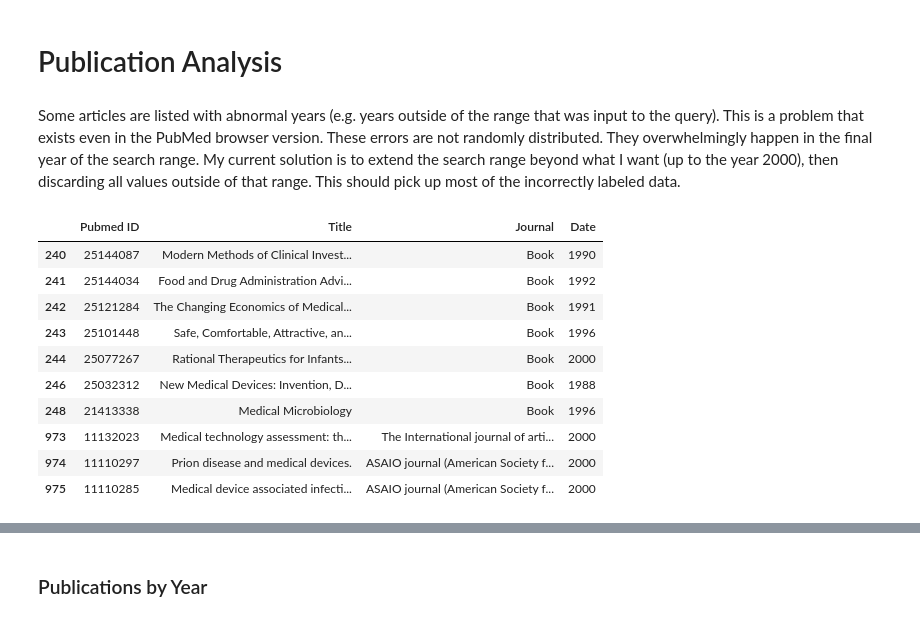
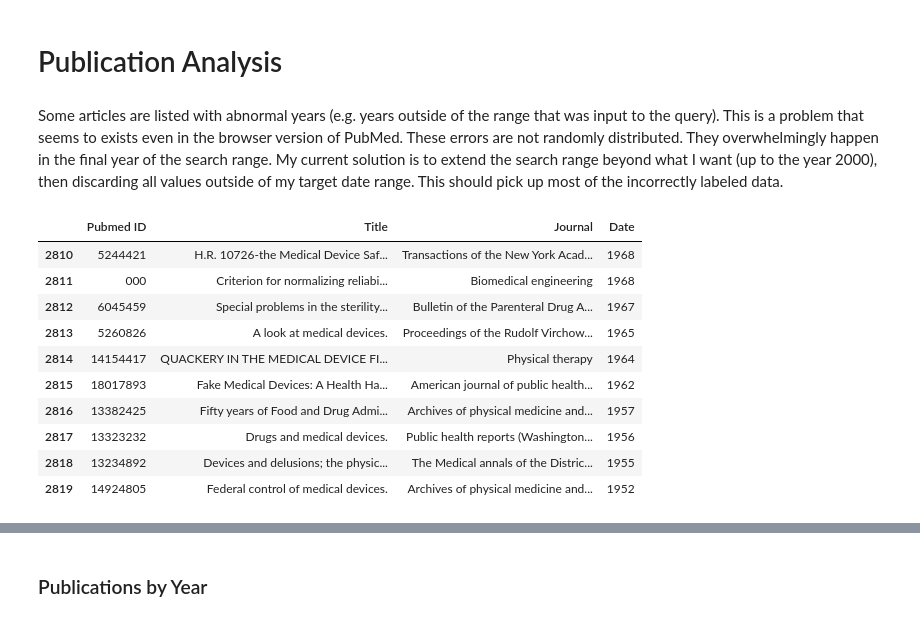
Before and after one commit to BriceB-20/Medical-Device-Project, a Jupyter notebook: Medical Device Data Analysis.ipynb, the cells around one changed output, grey strips where cells are left out. Saved outputs shown, nothing was run; the diff lists cells and outputs as text; code cells hidden in the pictures.

```diff
--- a/Medical Device Data Analysis.ipynb
+++ b/Medical Device Data Analysis.ipynb
@@ -116,7 +111,7 @@ Search Completed. File dumped to JSON
 # %% [markdown]
 # Publication Analysis
 # %% [markdown]
-Some articles are listed with abnormal years (e.g. years outside of the range that was input to the query). This is a problem that exists even in the PubMed browser version. These errors are not randomly distributed. They overwhelmingly happen in the final year of the search range. My current solution is to extend the search range beyond what I want (up to the year 2000), then discarding all values outside of that range. This should pick up most of the incorrectly labeled data.
+Some articles are listed with abnormal years (e.g. years outside of the range that was input to the query). This is a problem that seems to exists even in the browser version of PubMed. These errors are not randomly distributed. They overwhelmingly happen in the final year of the search range. My current solution is to extend the search range beyond what I want (up to the year 2000), then discarding all values outside of my target date range. This should pick up most of the incorrectly labeled data.
 # %%
 def create_df(file_path, cutoff_year=2000):
     with open(file_path, "r") as f:
@@ -133,20 +128,20 @@ def create_df(file_path, cutoff_year=2000):
 
     return df
 # %%
-device_df = create_df("device_pubmed_data.json", 2000)
-device_df.head(10)
+device_df = create_df("./JSON Data/device_pubmed_data.json", 2000)
+device_df.tail(10)
 # %% [output]
 |  | Pubmed ID | Title | Journal | Date |
-| 240 | 25144087 | Modern Methods of Clinical Invest... | Book | 1990 |
-| 241 | 25144034 | Food and Drug Administration Advi... | Book | 1992 |
-| 242 | 25121284 | The Changing Economics of Medical... | Book | 1991 |
-| 243 | 25101448 | Safe, Comfortable, Attractive, an... | Book | 1996 |
-| 244 | 25077267 | Rational Therapeutics for Infants... | Book | 2000 |
-| 246 | 25032312 | New Medical Devices: Invention, D... | Book | 1988 |
-| 248 | 21413338 | Medical Microbiology | Book | 1996 |
-| 973 | 11132023 | Medical technology assessment: th... | The International journal of arti... | 2000 |
-| 974 | 11110297 | Prion disease and medical devices. | ASAIO journal (American Society f... | 2000 |
-| 975 | 11110285 | Medical device associated infecti... | ASAIO journal (American Society f... | 2000 |
+| 2810 | 5244421 | H.R. 10726-the Medical Device Saf... | Transactions of the New York Acad... | 1968 |
+| 2811 | 000 | Criterion for normalizing reliabi... | Biomedical engineering | 1968 |
+| 2812 | 6045459 | Special problems in the sterility... | Bulletin of the Parenteral Drug A... | 1967 |
+| 2813 | 5260826 | A look at medical devices. | Proceedings of the Rudolf Virchow... | 1965 |
+| 2814 | 14154417 | QUACKERY IN THE MEDICAL DEVICE FI... | Physical therapy | 1964 |
+| 2815 | 18017893 | Fake Medical Devices: A Health Ha... | American journal of public health... | 1962 |
+| 2816 | 13382425 | Fifty years of Food and Drug Admi... | Archives of physical medicine and... | 1957 |
+| 2817 | 13323232 | Drugs and medical devices. | Public health reports (Washington... | 1956 |
+| 2818 | 13234892 | Devices and delusions; the physic... | The Medical annals of the Distric... | 1955 |
+| 2819 | 14924805 | Federal control of medical devices. | Archives of physical medicine and... | 1952 |
 # %%
 biomed_df = create_df("./JSON Data/biomed_pubmed_data.json", 2000)
 biomed_df.tail(10)
```
Also changed, not shown: parts of 15 cells of this notebook, 1 other file.
